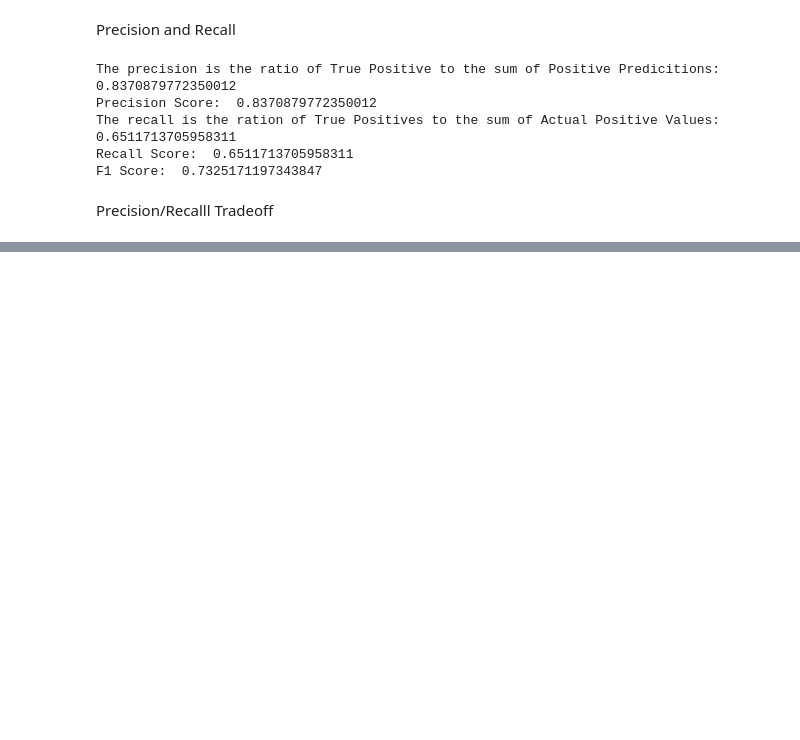
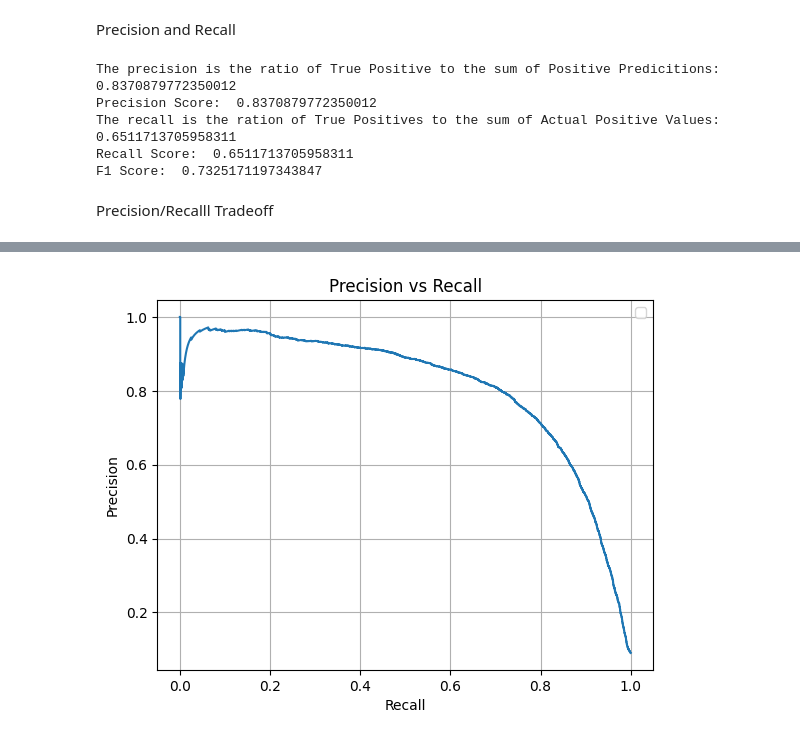
Before and after one commit to richardronyo/ml-experiments, a Jupyter notebook: homl/classification_notes.ipynb, the cells around one changed output, grey strips where cells are left out. Drawn from its saved outputs; the diff is of its cells as text; code cells hidden in the pictures; blank space fills up the shorter version.

```diff
--- a/homl/classification_notes.ipynb
+++ b/homl/classification_notes.ipynb
@@ -130,0 +167,13 @@ Precision/Recalll Tradeoff
+# %%
+def plot_precision_vs_recall(precisions, recalls):
+    plt.title("Precision vs Recall")
+    plt.xlabel("Recall")
+    plt.ylabel("Precision")
+
+    plt.plot(recalls.flatten(), precisions.flatten())
+    plt.grid()
+    plt.legend()
+
+plot_precision_vs_recall(precisions, recalls)
+# %% [output]
+[figure, added]
```
Also changed, not shown: parts of 8 cells of this notebook.
